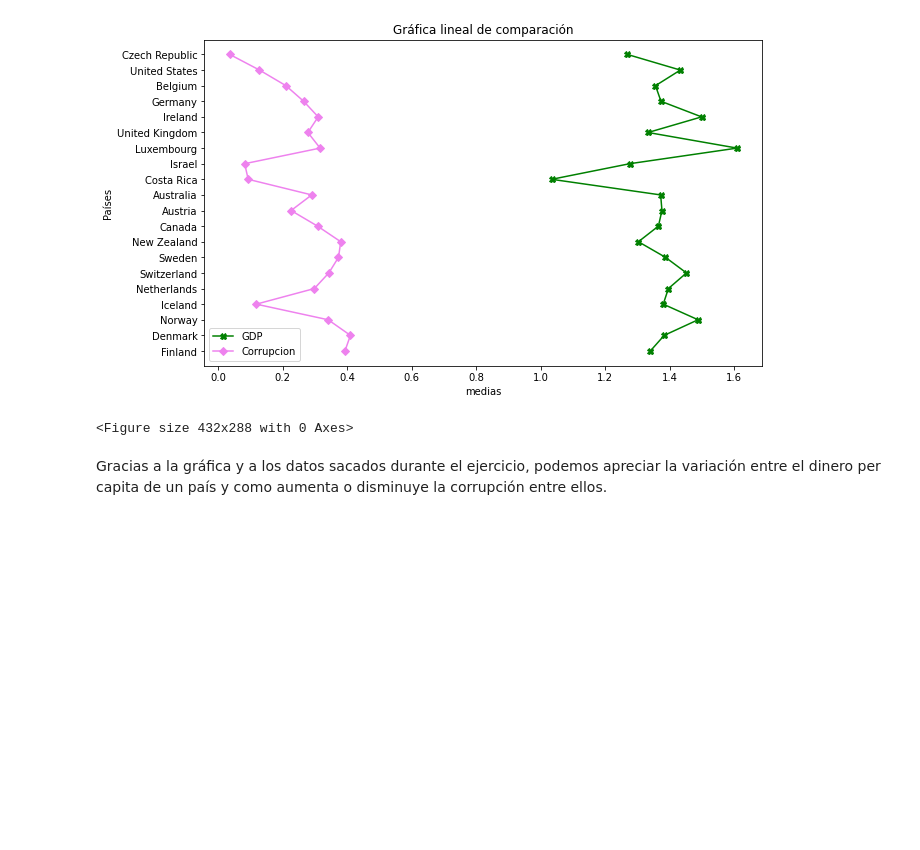
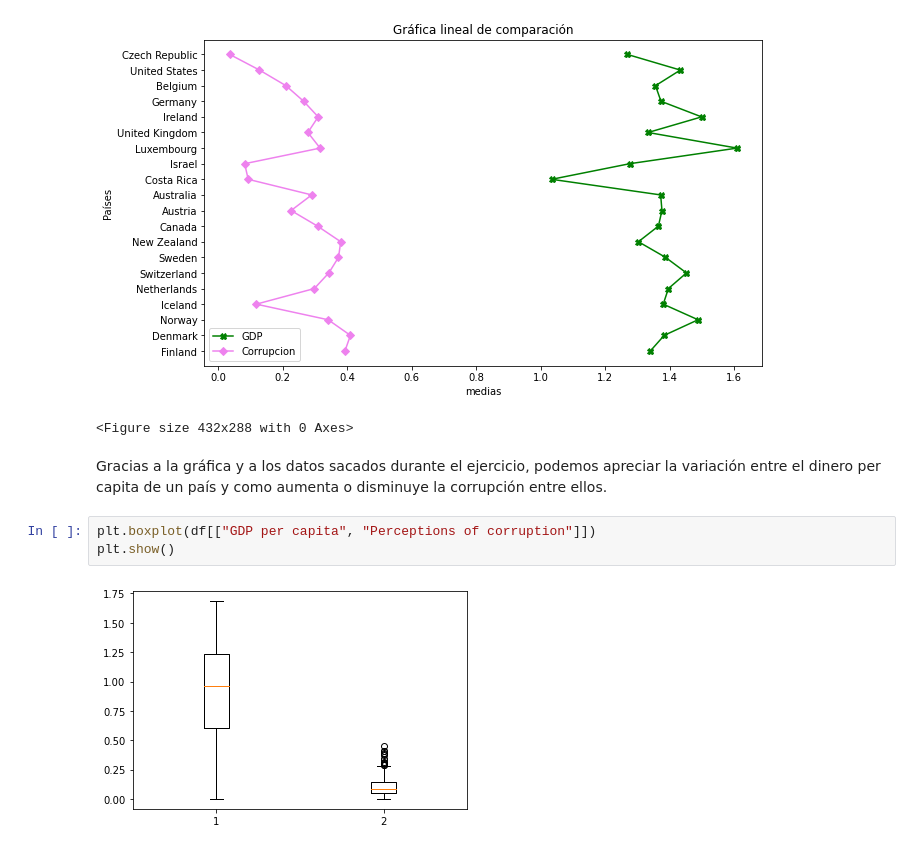
Before and after one commit to Adalab/Adalab-DA-promo-A-module-2-pairprog-2-pair-1-Guada_Lara, a Jupyter notebook: ESTADÍSTICA/1_Estadistica_1.ipynb, the cells around one changed output. Saved outputs shown, nothing was run; the diff lists cells and outputs as text; blank space fills up the shorter version.

```diff
--- a/ESTADÍSTICA/1_Estadistica_1.ipynb
+++ b/ESTADÍSTICA/1_Estadistica_1.ipynb
@@ -214,3 +226,8 @@ plt.savefig("Gráfica lineal de dos conjuntos de datos.png")
 <Figure size 432x288 with 0 Axes>
 # %% [markdown]
 Gracias a la gráfica y a los datos sacados durante el ejercicio, podemos apreciar la variación entre el dinero per capita de un país y como aumenta o disminuye la corrupción entre ellos.
+# %%
+plt.boxplot(df[["GDP per capita", "Perceptions of corruption"]])
+plt.show()
+# %% [output]
+[figure, added]
```
Also changed, not shown: parts of 35 cells of this notebook, 3 other files.
